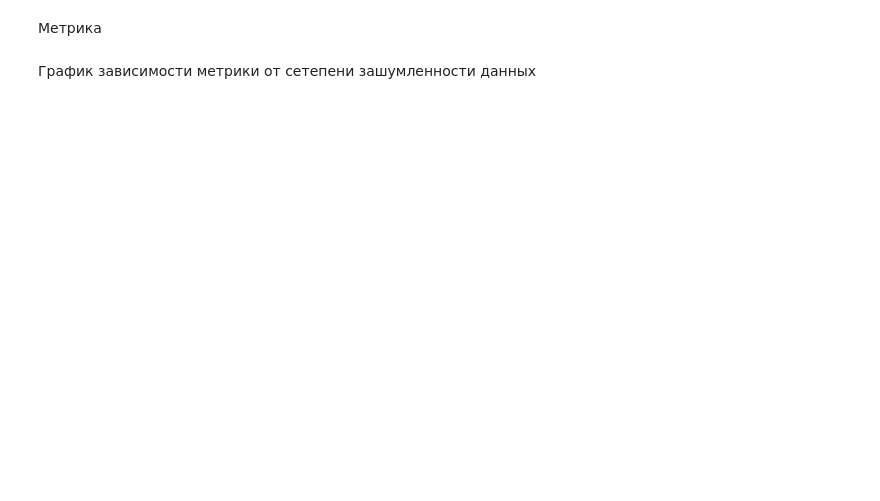
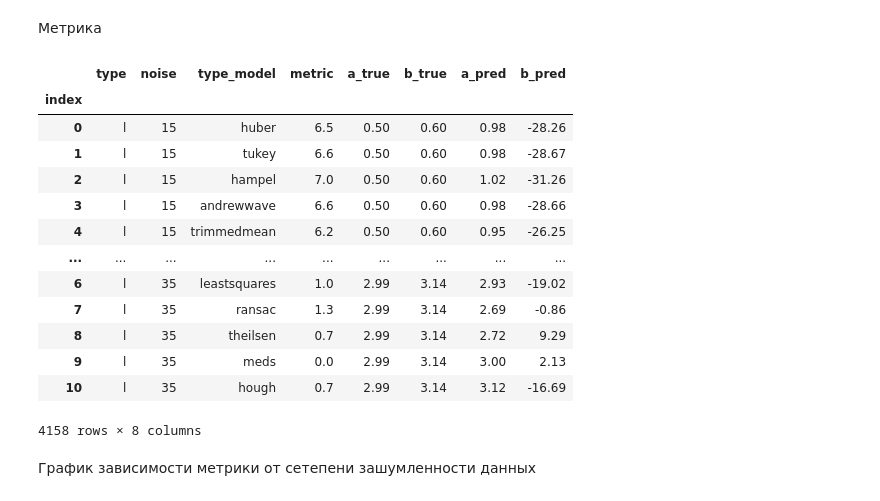
Before and after one commit to tufyaa/ippi, a Jupyter notebook: tests_lin/test_lin.ipynb, the cells around one changed output. Drawn from its saved outputs; the diff is of its cells as text; code cells hidden in the pictures; blank space fills up the shorter version.

Commit message:
hough

```diff
--- a/tests_lin/test_lin.ipynb
+++ b/tests_lin/test_lin.ipynb
@@ -449,42 +543,73 @@ def solve(filepath, plot_reg=False):
     total_points = len(x)
     noise_percentage = (sum(meta.get("outlier_counts", [])) / total_points) * 100
 
-    methods = ['huber', 'tukey', 'hampel', 'andrewwave','trimmedmean', 'ramsaye', 'leastsquares', 'ransac', 'theilsen']
+    methods = ['huber', 'tukey', 'hampel', 'andrewwave','trimmedmean', 'ramsaye', 'leastsquares', 'ransac', 'theilsen','meds', 'hough']
     results = []
 
     for method in methods:
-        a_pred, b_pred = robust_regression_signal(x, y, method=method, epsilon=1.35)
-        metric_val = compute_metric(x, y, meta, a_pred, b_pred)
+        if method == 'hough':
+            try:
+                hough_result = fht_line_extraction(np.column_stack((x, y)))
+                if hough_result is None:
+                    raise ValueError("Hough transform failed")
+
+                line_func, a_real, b_real, *_ = hough_result
+                a_pred, b_pred = a_real, b_real
+
+            except Exception as e:
+                print(f"Ошибка в методе Хафа: {str(e)}")
+                a_pred, b_pred = np.nan, np.nan
+
+            metric_val = compute_metric(x, y, meta, a_pred, b_pred) if not np.isnan(a_pred) else np.nan
+        else:
+            a_pred, b_pred = robust_regression_signal(x, y, method=method, epsilon=1.35)
+            metric_val = compute_metric(x, y, meta, a_pred, b_pred)
 
         results.append({
             "type": meta["signal_type"],
             "noise": round(noise_percentage),
             "type_model": method,
             "metric": round(metric_val, 1),
             "a_true": round(meta["params"].get("a", np.nan), 2),
             "b_true": round(meta["params"].get("b", np.nan), 2),
             "a_pred": round(a_pred, 2),
             "b_pred": round(b_pred, 2)
         })
 
         if plot_reg:
             plot_regression(x, y, a_pred, b_pred, meta, title=f"Метод: {method}")
+
 
     df_results = pd.DataFrame(results)
     df_results.index.name = "index"
     return df_results
 
 def process_all_files(data_dir):
     df = pd.DataFrame()
     for file in os.listdir(data_dir):
         if file.lower().endswith(".csv"):
             filepath = os.path.join(data_dir, file)
             df_new = solve(filepath)
             df = pd.concat([df, df_new])
     return df
 
 df = process_all_files(DATA_DIR)
 df
+# %% [output]
+|  | type | noise | type_model | metric | a_true | b_true | a_pred | b_pred |
+| index |  |  |  |  |  |  |  |  |
+| 0 | l | 15 | huber | 6.5 | 0.50 | 0.60 | 0.98 | -28.26 |
+| 1 | l | 15 | tukey | 6.6 | 0.50 | 0.60 | 0.98 | -28.67 |
+| 2 | l | 15 | hampel | 7.0 | 0.50 | 0.60 | 1.02 | -31.26 |
+| 3 | l | 15 | andrewwave | 6.6 | 0.50 | 0.60 | 0.98 | -28.66 |
+| 4 | l | 15 | trimmedmean | 6.2 | 0.50 | 0.60 | 0.95 | -26.25 |
+| ... | ... | ... | ... | ... | ... | ... | ... | ... |
+| 6 | l | 35 | leastsquares | 1.0 | 2.99 | 3.14 | 2.93 | -19.02 |
+| 7 | l | 35 | ransac | 1.3 | 2.99 | 3.14 | 2.69 | -0.86 |
+| 8 | l | 35 | theilsen | 0.7 | 2.99 | 3.14 | 2.72 | 9.29 |
+| 9 | l | 35 | meds | 0.0 | 2.99 | 3.14 | 3.00 | 2.13 |
+| 10 | l | 35 | hough | 0.7 | 2.99 | 3.14 | 3.12 | -16.69 |
+4158 rows × 8 columns
 # %%
 df.to_csv("results.csv")
 # %% [markdown]
```
Also changed, not shown: parts of 5 cells of this notebook, 1 other file.
